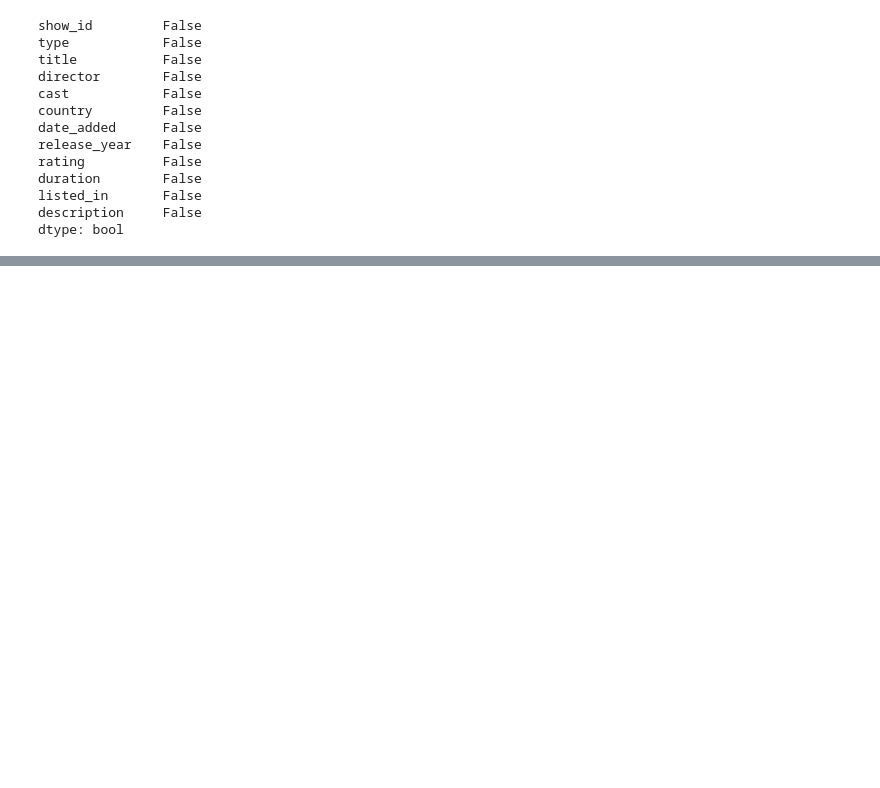
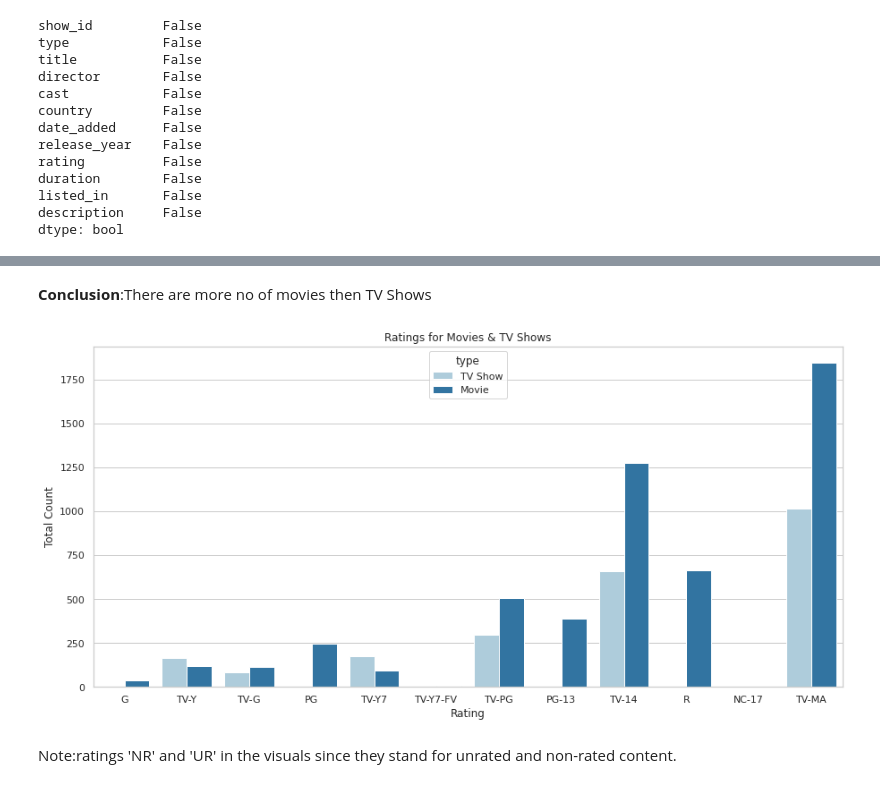
Before and after one commit to aditi10998/Netflix_movies_and_TV_shows, a Jupyter notebook: NETFLIX_MOVIES_AND_TV_SHOWS_CLUSTERING.ipynb, the cells around one changed output, grey strips where cells are left out. Cells and saved outputs as stored; diff of their text form; code cells hidden in the pictures; blank space fills up the shorter version.

```diff
--- a/NETFLIX_MOVIES_AND_TV_SHOWS_CLUSTERING.ipynb
+++ b/NETFLIX_MOVIES_AND_TV_SHOWS_CLUSTERING.ipynb
@@ -207,0 +254,15 @@ Netflix_df.sample(5)
+# %% [markdown]
+**Conclusion**:There are more no of movies then TV Shows
+# %%
+#Rating for movies and TV shows
+order =  ['G', 'TV-Y', 'TV-G', 'PG', 'TV-Y7', 'TV-Y7-FV', 'TV-PG', 'PG-13', 'TV-14', 'R', 'NC-17', 'TV-MA']
+plt.figure(figsize=(15,7))
+g = sns.countplot(Netflix_df.rating, hue=Netflix_df.type, order=order, palette='Paired');
+plt.title("Ratings for Movies & TV Shows")
+plt.xlabel("Rating")
+plt.ylabel("Total Count")
+plt.show()
+# %% [output]
+[figure, added]
+# %% [markdown]
+Note:ratings 'NR' and 'UR' in the visuals since they stand for unrated and non-rated content.
```
Also changed, not shown: parts of 9 cells of this notebook.
